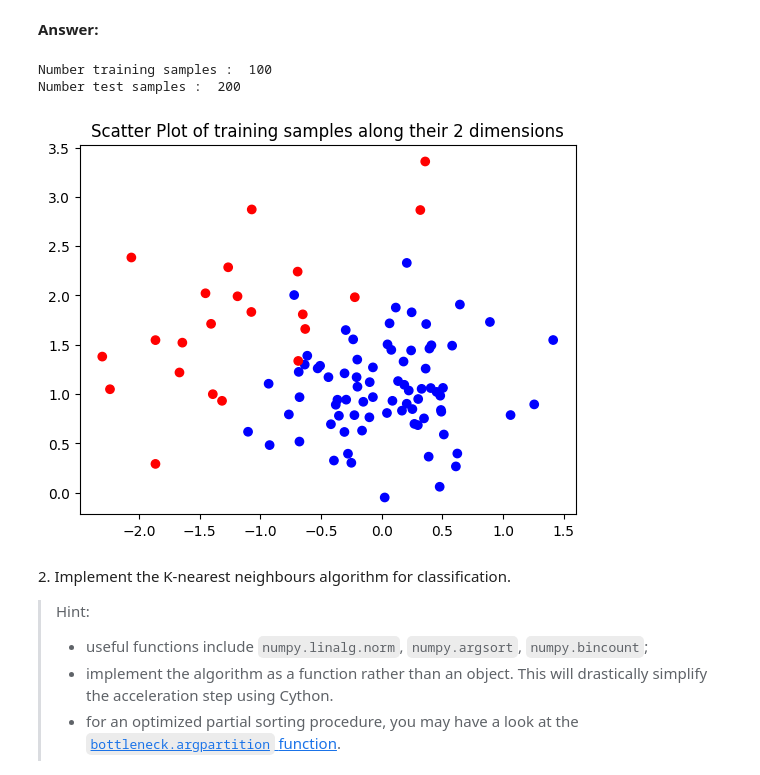
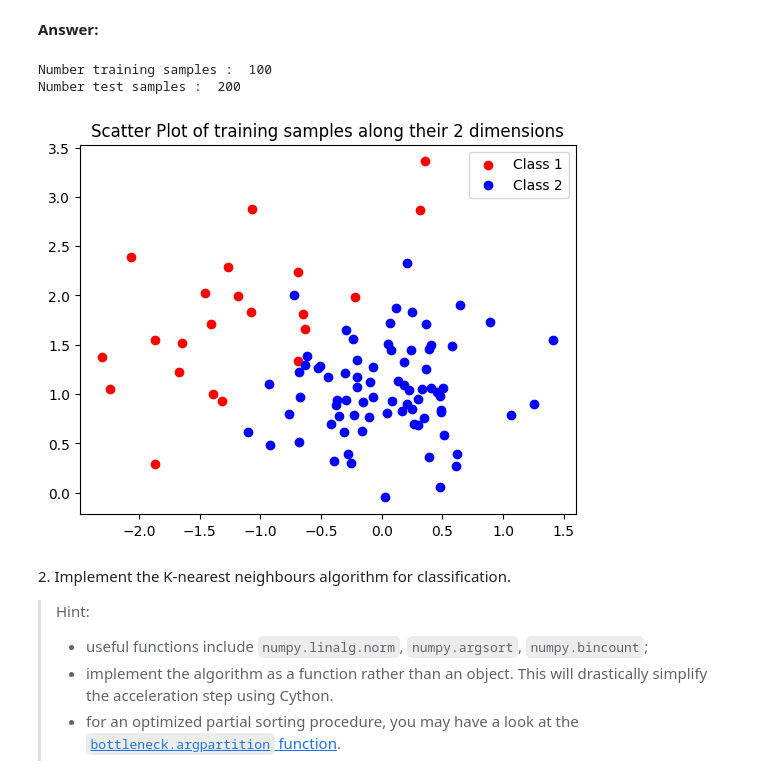
Before and after one commit to Cbonvieuxziz/python_sdia, a Jupyter notebook: Labs/Lab4/lab4.ipynb, the cells around one changed output. Saved outputs shown, nothing was run; the diff lists cells and outputs as text; code cells hidden in the pictures.

```diff
--- a/Labs/Lab4/lab4.ipynb
+++ b/Labs/Lab4/lab4.ipynb
@@ -65,28 +68,29 @@ N_test = test.shape[0]
 # %%
 # load the training set
 train = np.loadtxt('data/synth_train.txt')  #...,delimiter=',') if there are ',' as delimiters
 class_train = train[:,0]
 x_train = train[:,1:]
 N_train = train.shape[0]
 print("Number training samples : ", N_train)
 
 # load the test set
 test = np.loadtxt('data/synth_test.txt')
 class_test_1 = test[test[:,0]==1]
 class_test_2 = test[test[:,0]==2]
 x_test = test[:,1:]
 N_test = test.shape[0]
 print("Number test samples : ", N_test)
 
 condition = class_train == 1
-colors = np.where(condition, 'r', 'b')
-plt.scatter(x_train[:,0], x_train[:,1], c=colors)
+plt.scatter(x_train[condition,0], x_train[condition,1], c='r', label='Class 1')
+plt.scatter(x_train[~condition,0], x_train[~condition,1], c='b', label='Class 2')
 plt.title('Scatter Plot of training samples along their 2 dimensions')
+plt.legend()
 plt.show()
 # %% [output]
 Number training samples :  100
 Number test samples :  200
-[figure, old version]
+[figure, new version]
 # %% [markdown]
 2\. Implement the K-nearest neighbours algorithm for classification.
 
```
Also changed, not shown: parts of 8 cells of this notebook, 9 other files.
